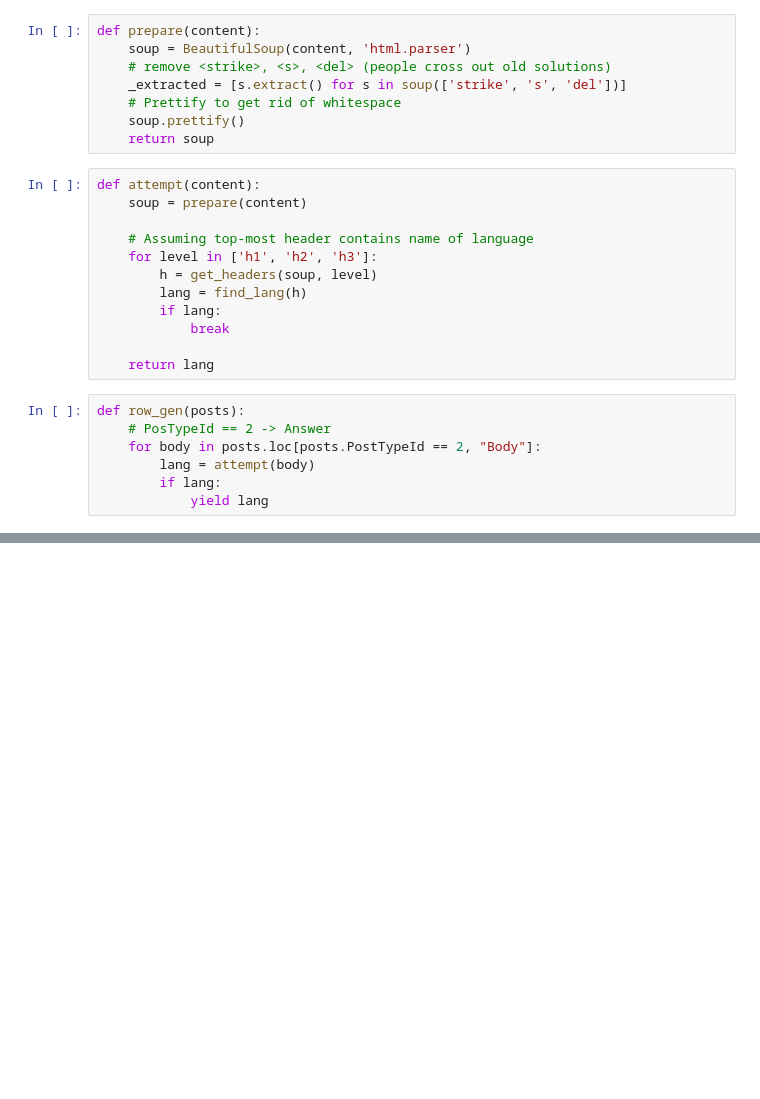
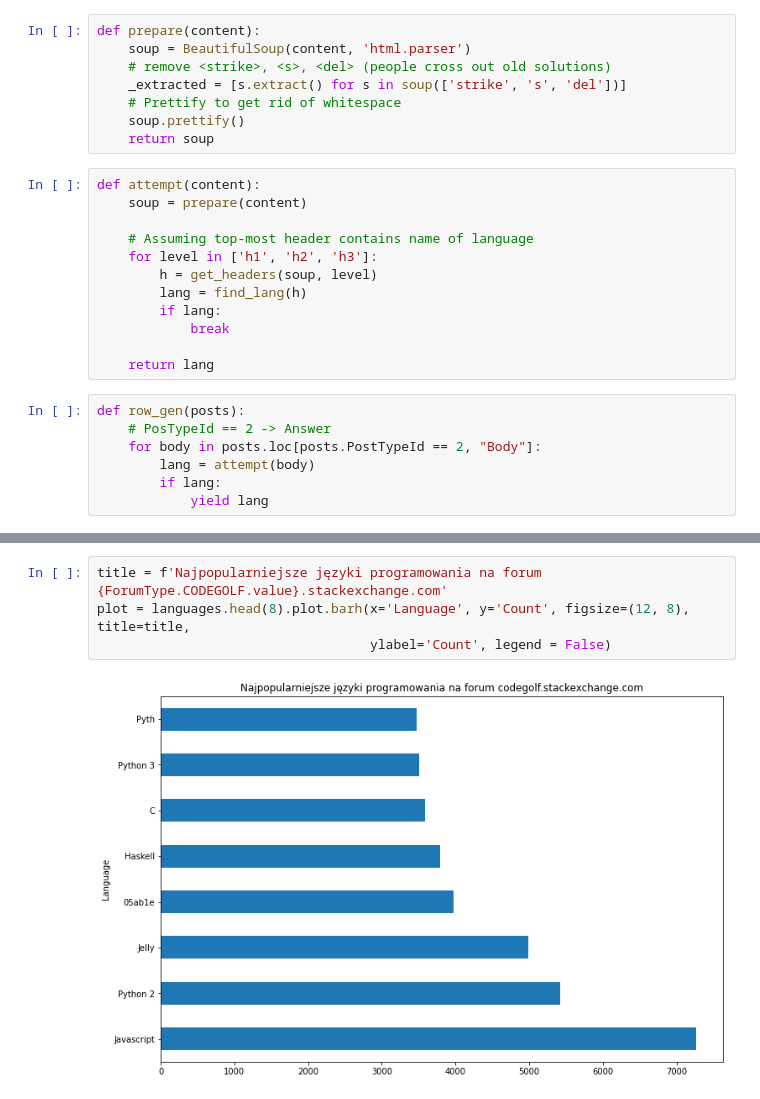
Before and after one commit to Sorebit/pdrpy-pd-2, a Jupyter notebook: codegolf.ipynb, the cells around one changed output, grey strips where cells are left out. Drawn from its saved outputs; the diff is of its cells as text; blank space fills up the shorter version.

```diff
--- a/codegolf.ipynb
+++ b/codegolf.ipynb
@@ -112,0 +146,6 @@ Processed 73.56549941032387% entries
+# %%
+title = f'Najpopularniejsze języki programowania na forum {ForumType.CODEGOLF.value}.stackexchange.com'
+plot = languages.head(8).plot.barh(x='Language', y='Count', figsize=(12, 8), title=title,
+                                   ylabel='Count', legend = False)
+# %% [output]
+[figure, added]
```
Also changed, not shown: parts of 7 cells of this notebook, 3 other files.
